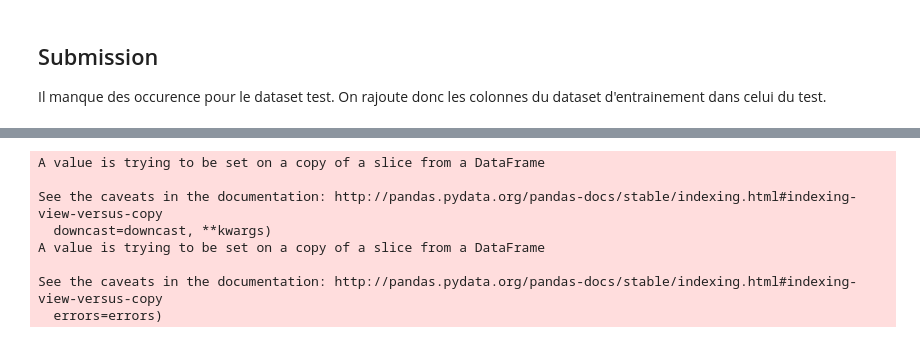
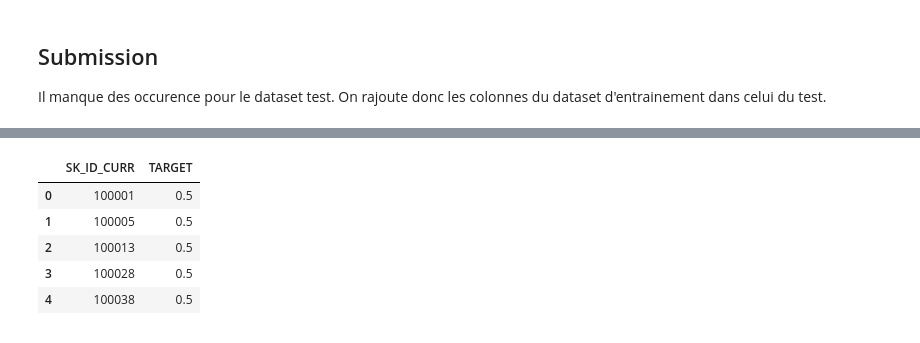
Before and after one commit to tdilasser/Home-credit-default-risk, a Jupyter notebook: baseline_model.ipynb, the cells around one changed output, grey strips where cells are left out. Cells and saved outputs as stored; diff of their text form; code cells hidden in the pictures.

```diff
--- a/baseline_model.ipynb
+++ b/baseline_model.ipynb
@@ -402,23 +383,20 @@ data_sample_submission = pd.read_csv('../data/sample_submission.csv')
+# %%
+data_sample_submission.head()
+# %% [output]
+|  | SK_ID_CURR | TARGET |
+| 0 | 100001 | 0.5 |
+| 1 | 100005 | 0.5 |
+| 2 | 100013 | 0.5 |
+| 3 | 100028 | 0.5 |
+| 4 | 100038 | 0.5 |
 # %%
-test.reset_index(inplace=True)
-test.fillna(0,inplace=True)
-test.drop(['sk_id_curr','index','target','bureau_days_credit_enddate_std', 'bureau_days_credit_enddate_sum',
-        'bureau_days_enddate_fact_std', 'bureau_days_enddate_fact_sum',
-        'install_days_instalment_std', 'install_days_instalment_sum',
-        'install_days_entry_payment_std', 'install_days_entry_payment_sum'],axis=1,inplace=True)
+# test.reset_index(inplace=True)
+test.drop(['sk_id_curr'],axis=1,inplace=True)
+test.fillna(test.median(),inplace=True)
 c_test = test.columns
 test = scaler.fit_transform(test)
 test = pd.DataFrame(test)
 test.columns = c_test
-# %% [output]
-A value is trying to be set on a copy of a slice from a DataFrame
-
-See the caveats in the documentation: http://pandas.pydata.org/pandas-docs/stable/indexing.html#indexing-view-versus-copy
-  downcast=downcast, **kwargs)
-A value is trying to be set on a copy of a slice from a DataFrame
-
-See the caveats in the documentation: http://pandas.pydata.org/pandas-docs/stable/indexing.html#indexing-view-versus-copy
-  errors=errors)
 # %%
 prediction = xgbb.predict_proba(test)
 data_sample_submission['TARGET'] = prediction[:,1]
```
Also changed, not shown: parts of 30 cells of this notebook, 2 other files.
